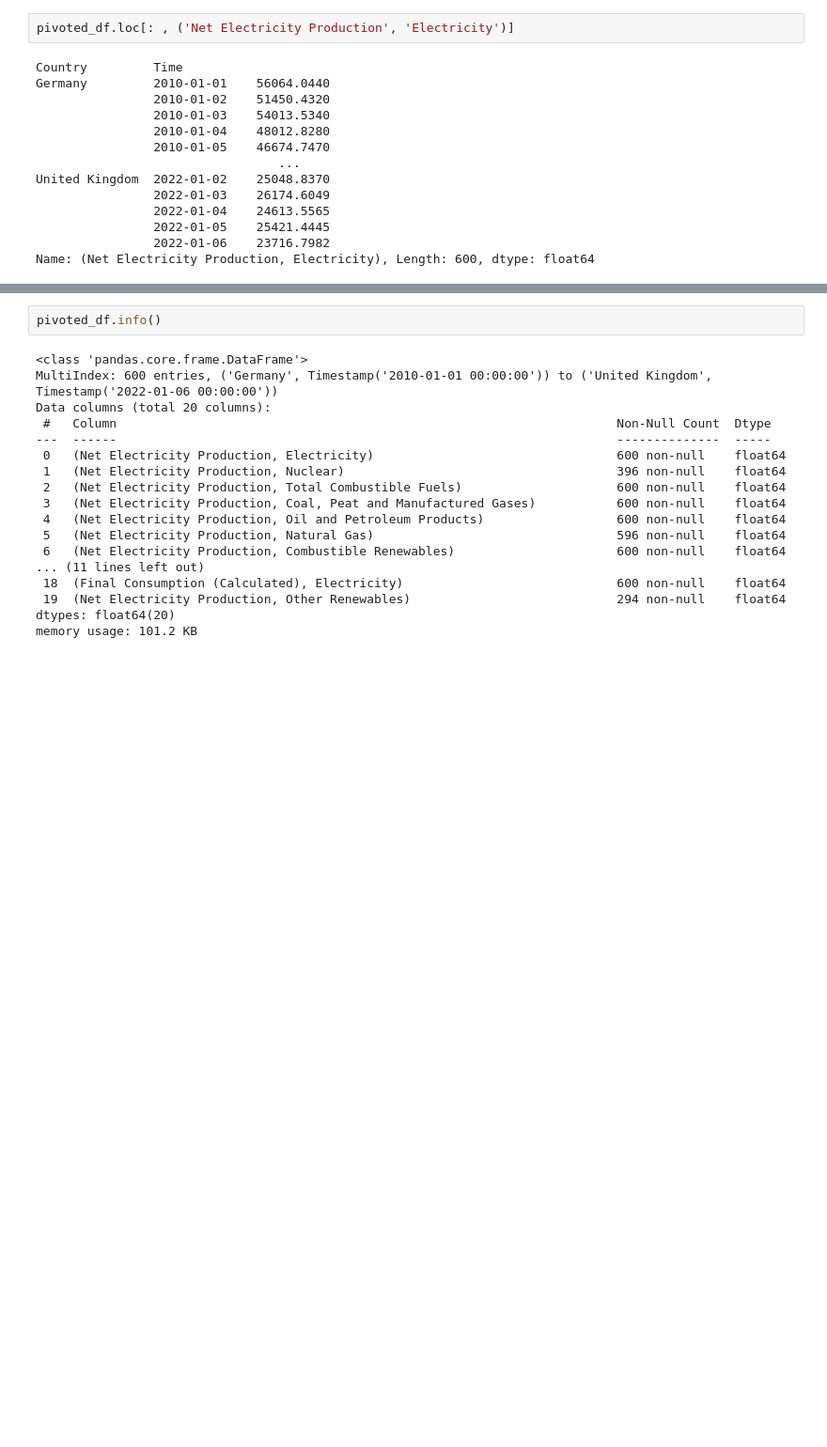
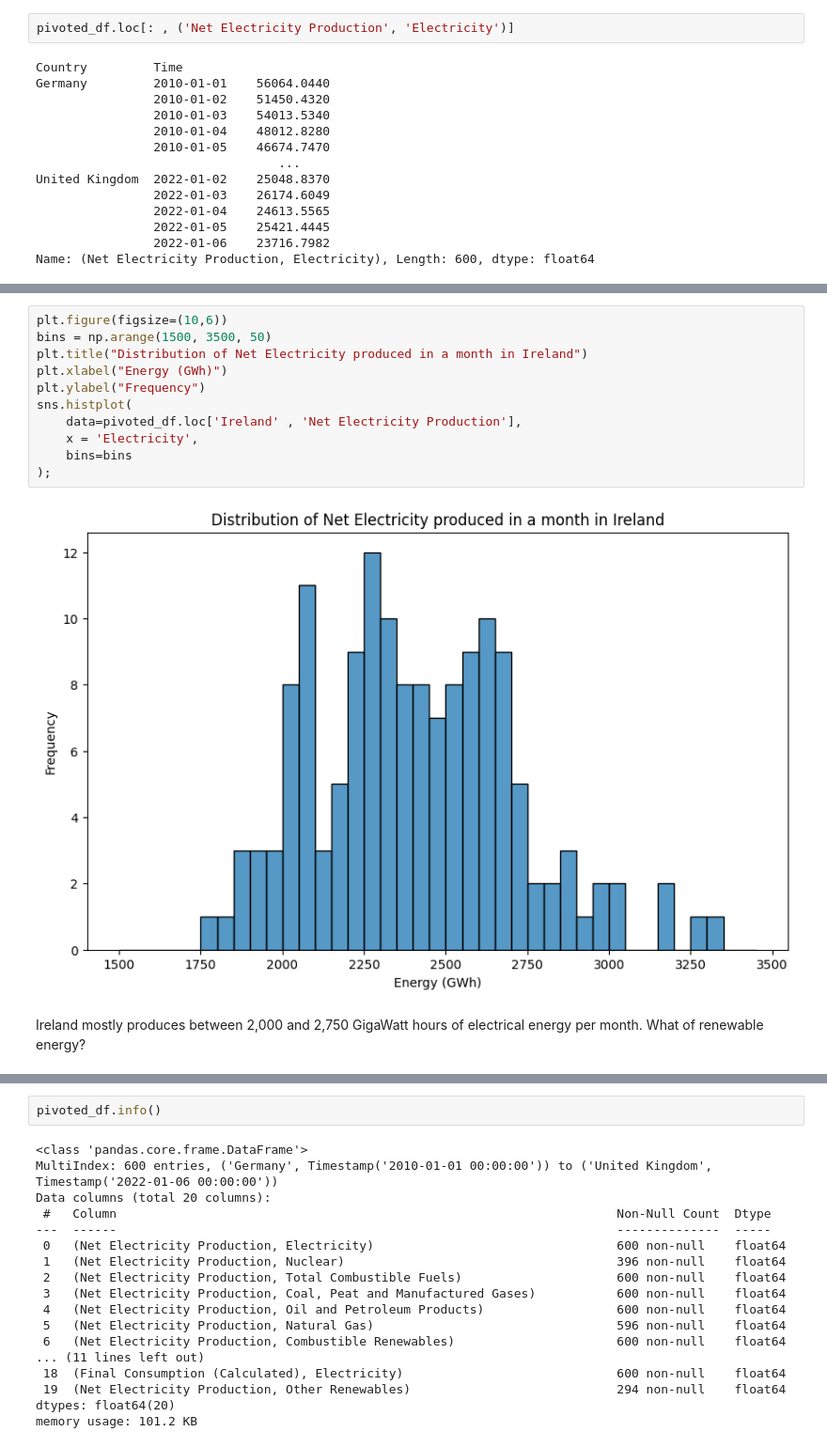
Before and after one commit to sibanda1989/international-energy-statistics-analysis, a Jupyter notebook: ExpIEHS101022.ipynb, the cells around one changed output, grey strips where cells are left out. Shown at 94% size. Saved outputs shown, nothing was run; the diff lists cells and outputs as text; blank space fills up the shorter version.

```diff
--- a/ExpIEHS101022.ipynb
+++ b/ExpIEHS101022.ipynb
@@ -301,0 +303,15 @@ pivoted_df.loc[: , ('Net Electricity Production', 'Electricity')].unstack('Count
+# %%
+plt.figure(figsize=(10,6))
+bins = np.arange(1500, 3500, 50)
+plt.title("Distribution of Net Electricity produced in a month in Ireland")
+plt.xlabel("Energy (GWh)")
+plt.ylabel("Frequency")
+sns.histplot(
+    data=pivoted_df.loc['Ireland' , 'Net Electricity Production'],
+    x = 'Electricity',
+    bins=bins
+);
+# %% [output]
+[figure, added]
+# %% [markdown]
+Ireland mostly produces between 2,000 and 2,750 GigaWatt hours of electrical energy per month. What of renewable energy?
```
Also changed, not shown: parts of 2 cells of this notebook.
